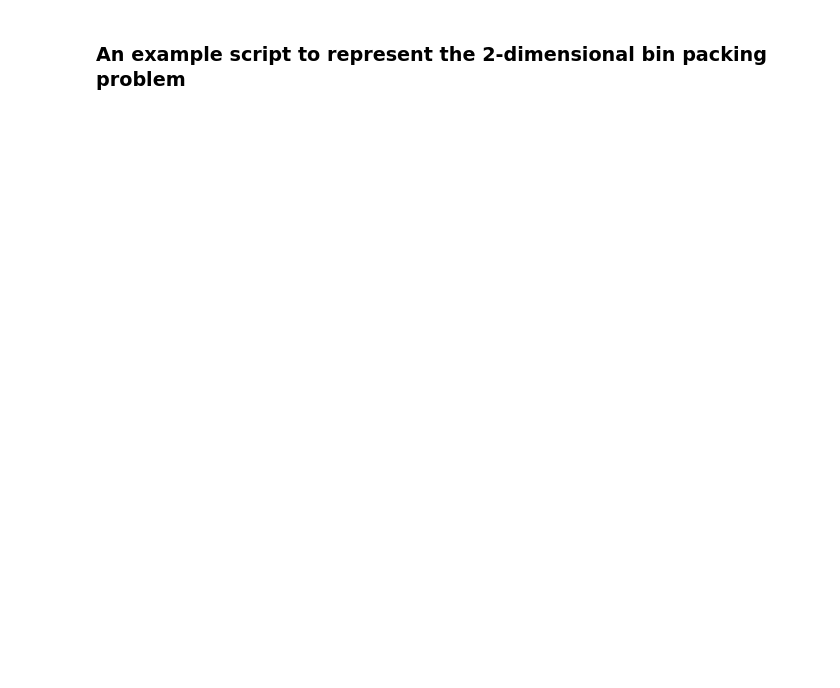
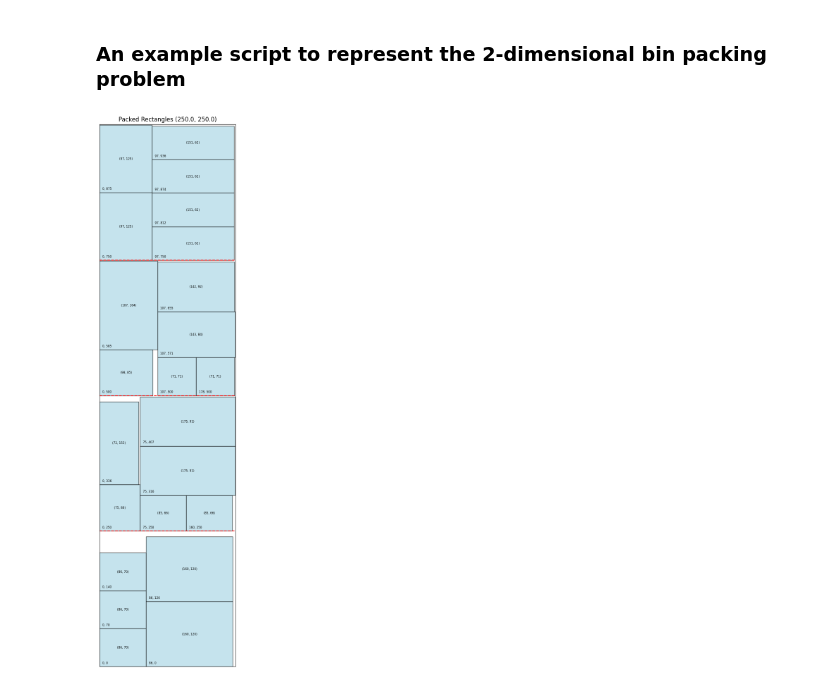
Before and after one commit to aslimaydin/DRL4BPP, a Jupyter notebook: main.ipynb, the cells around one changed output. Cells and saved outputs as stored; diff of their text form; code cells hidden in the pictures; blank space fills up the shorter version.

Commit message:
edit dataset class, implement train

```diff
--- a/main.ipynb
+++ b/main.ipynb
@@ -16,2 +17,53 @@ from model import GIN
 from dataset import BinPacking2D, BinPackingGraph
+# %%
+dataset = []
+file_path = "data/gcut/dataset.txt"
+
+with open(file_path, 'r') as f:
+    current_set = []
+    for line in f:
+        values = list(map(float, line.split()))
+        if len(values) == 3:
+            if current_set:
+                dataset.append(current_set)
+            current_set = [values]
+        elif values:
+            current_set.append(values)
+    if current_set:
+        dataset.append(current_set)
+
+for set in dataset:
+    fig, ax = plt.subplots(figsize=(12, 6))
+    n_bins, x_size, y_size = set[0]
+    n_bins = int(n_bins)
+
+    for i, (w, h, x, y) in enumerate(set[1:]):
+        rect = Rectangle((x, y), w, h, linewidth=1, edgecolor='black', facecolor='lightblue', alpha=0.7)
+        ax.add_patch(rect)
+
+        if x == int(x): x = int(x)
+        if y == int(y): y = int(y)
+        if w == int(w): w = int(w)
+        if h == int(h): h = int(h)
+        ax.text(x + w / 2, y + h / 2, f'({w}, {h})', fontsize=6, ha='center', va='center', color='black')
+        ax.text(x + 5, y + 5, f'{x}, {y}', fontsize=6, color='black')
+
+    for i in range(1, n_bins, 1):
+        plt.axhline(y = y_size * i, color = 'r', linestyle = 'dashed')
+
+    ax.set_xlim(0, max(x + w for w, _, x, _ in set[1:]) + 1)
+    ax.set_ylim(0, max(y + h for _, h, _, y in set[1:]) + 1)
+    ax.set_xticks([])
+    ax.set_yticks([])
+    ax.set_title(f"Packed Rectangles ({x_size}, {y_size})")
+    ax.set_aspect('equal')
+
+    fig.set_size_inches(5, 5 * n_bins)
+
+    plt.show()
+    plt.close()
+
+    break
+# %% [output]
+[figure, added]
 # %%
```
Also changed, not shown: parts of 11 cells of this notebook, 4 other files.
